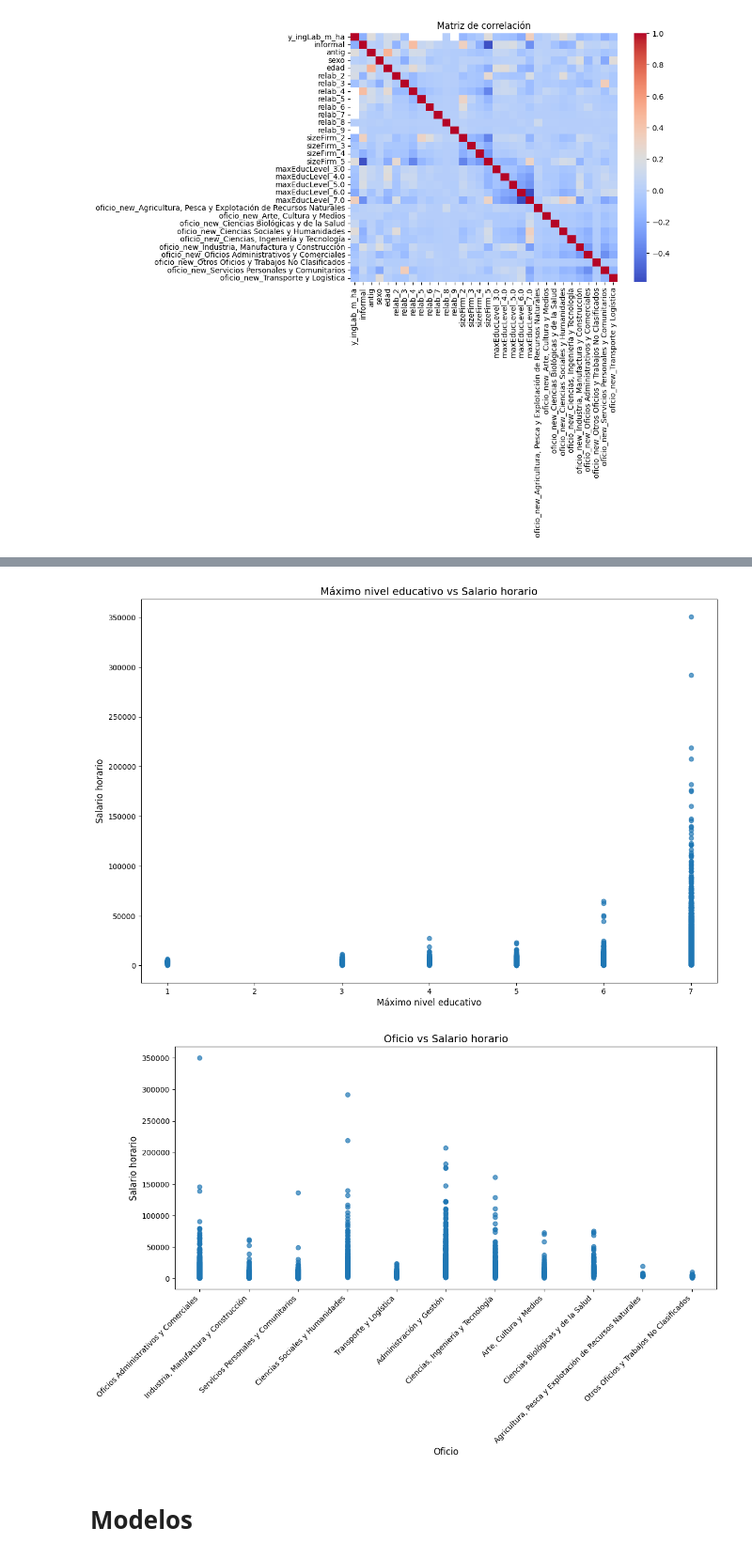
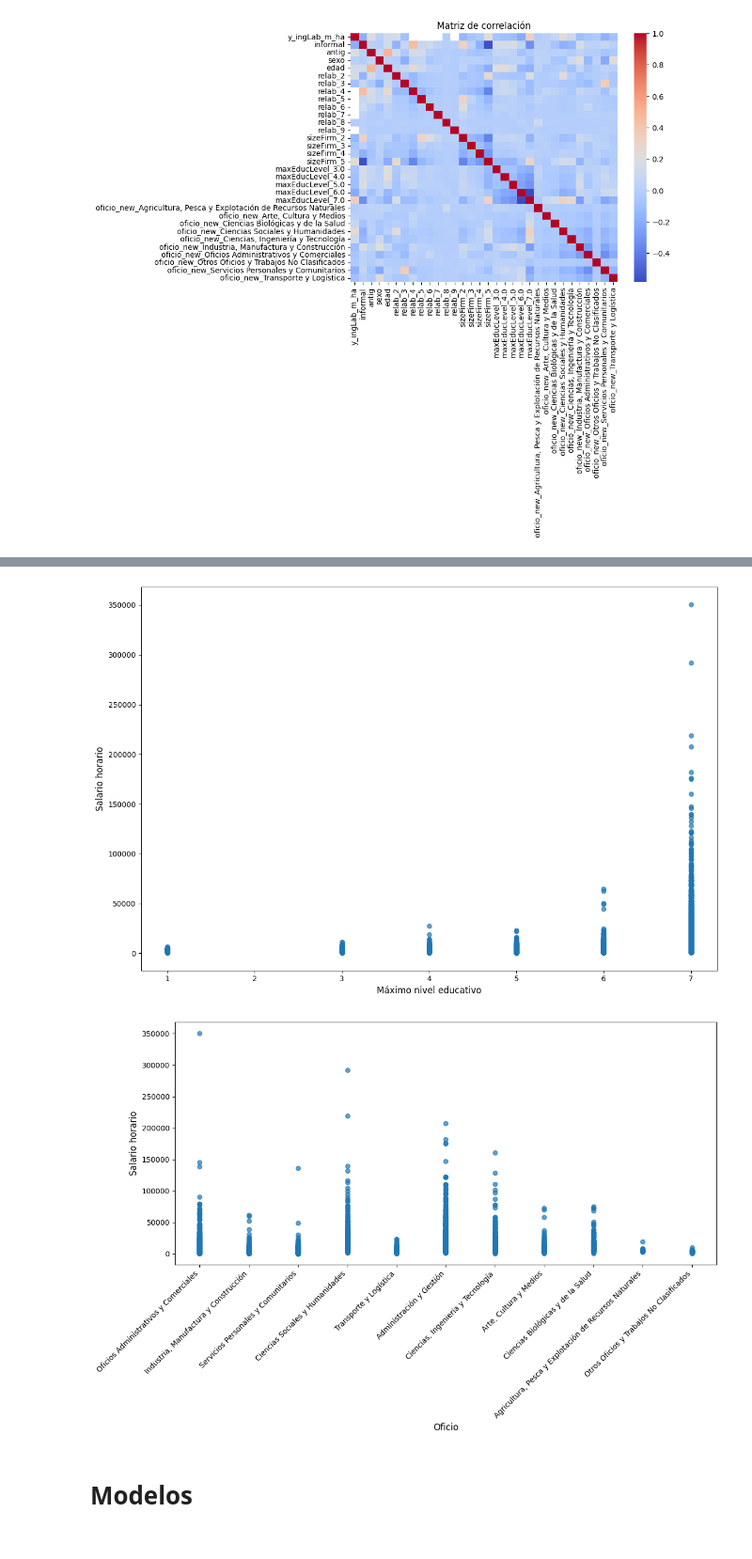
Before and after one commit to milagrosonofri/Problem_Set_1, a Jupyter notebook: PS1.ipynb, the cells around one changed output, grey strips where cells are left out. Shown at 94% size. Drawn from its saved outputs; the diff is of its cells as text; code cells hidden in the pictures.

```diff
--- a/PS1.ipynb
+++ b/PS1.ipynb
@@ -408,6 +408,5 @@ for var in variables_independientes:
         plt.xticks(fontsize=10)
     plt.yticks(fontsize=10)
     plt.tight_layout()  # Ajustar diseño
-    plt.title(f"{etiquetas.get(var, var)} vs {etiquetas[variable_dependiente]}", fontsize=14)
     plt.show()
 # %% [output]
@@ -420,5 +419,5 @@ for var in variables_independientes:
-[figure, old version]
+[figure, new version]
-[figure, old version]
+[figure, new version]
 # %% [markdown]
 # Modelos
 # %%
```
Also changed, not shown: parts of 1 cell of this notebook.
